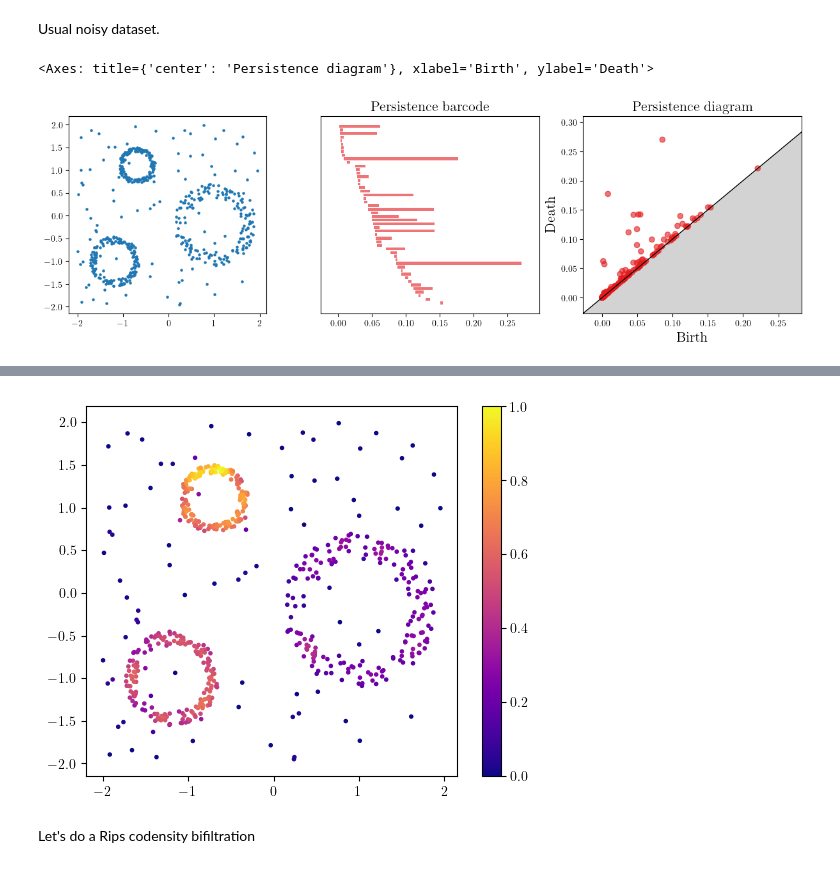
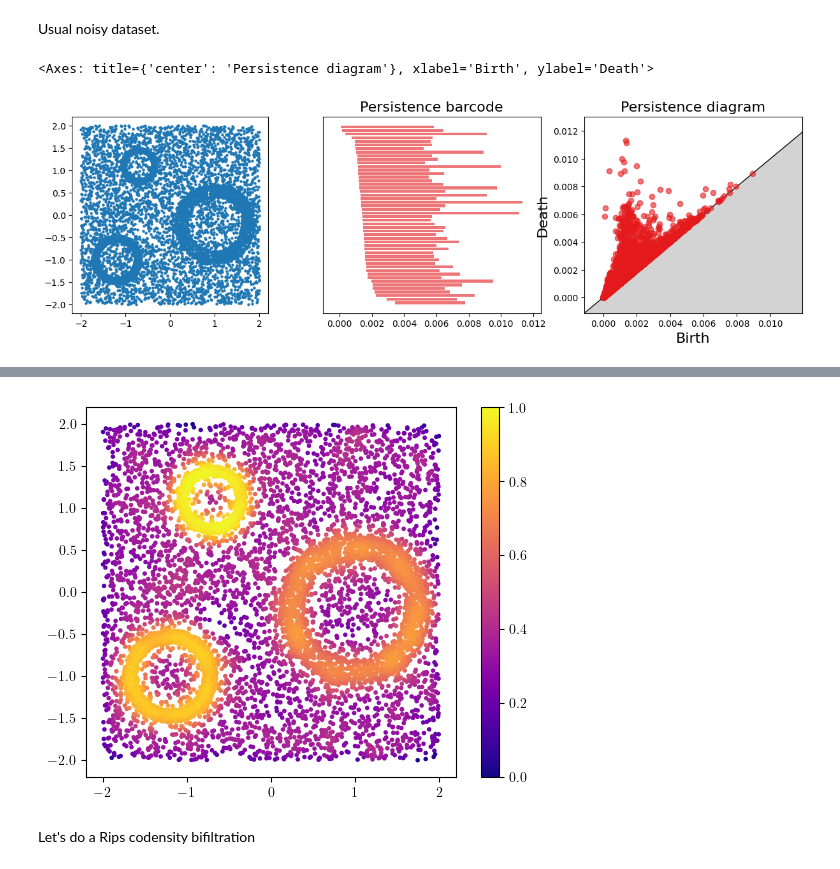
Before and after one commit to DavidLapous/multipers, a Jupyter notebook: docs/notebooks/representative_cycles.ipynb, the cells around one changed output, grey strips where cells are left out. Saved outputs shown, nothing was run; the diff lists cells and outputs as text; code cells hidden in the pictures.

```diff
--- a/docs/notebooks/representative_cycles.ipynb
+++ b/docs/notebooks/representative_cycles.ipynb
@@ -19,7 +17,7 @@ np.random.seed(1)
 Usual noisy dataset.
 # %%
 np.random.seed(1)
-X = mp.data.three_annulus(500, 100)
+X = mp.data.three_annulus(5000, 5000)
 fig, (a,b,c) = plt.subplots(ncols=3, figsize=(15,4))
 plt.sca(a)
 plt.scatter(X[:,0], X[:,1], s=5); plt.gca().set_aspect(1)
@@ -30,14 +28,17 @@ gd.plot_persistence_barcode(persistence=persistence, axes=b, max_intervals=50)
 gd.plot_persistence_diagram(persistence=persistence, axes=c)
 # %% [output]
 <Axes: title={'center': 'Persistence diagram'}, xlabel='Birth', ylabel='Death'>
-[figure, old version]
+[figure, new version]
 # %%
 from multipers.filtrations.density import KDE
-density = KDE(bandwidth=0.1).fit(X).score_samples(X)
+density = KDE(bandwidth=0.1, return_log=True).fit(X).score_samples(X)
 # a bit of renormalization
 density -= density.min()
 density /= density.max()
 
+# p = np.argsort(-density)
+# X=X[p]
+# density = density[p]
 plt.scatter(X[:,0], X[:,1], s=5, c=density, cmap="plasma")
 plt.gca().set_aspect(1); plt.colorbar();
 # %% [output]
@@ -44,4 +46,4 @@ plt.gca().set_aspect(1); plt.colorbar();
-[figure, old version]
+[figure, new version]
 # %% [markdown]
 Let's do a Rips codensity bifiltration
 # %%
```
Also changed, not shown: parts of 15 cells of this notebook.
